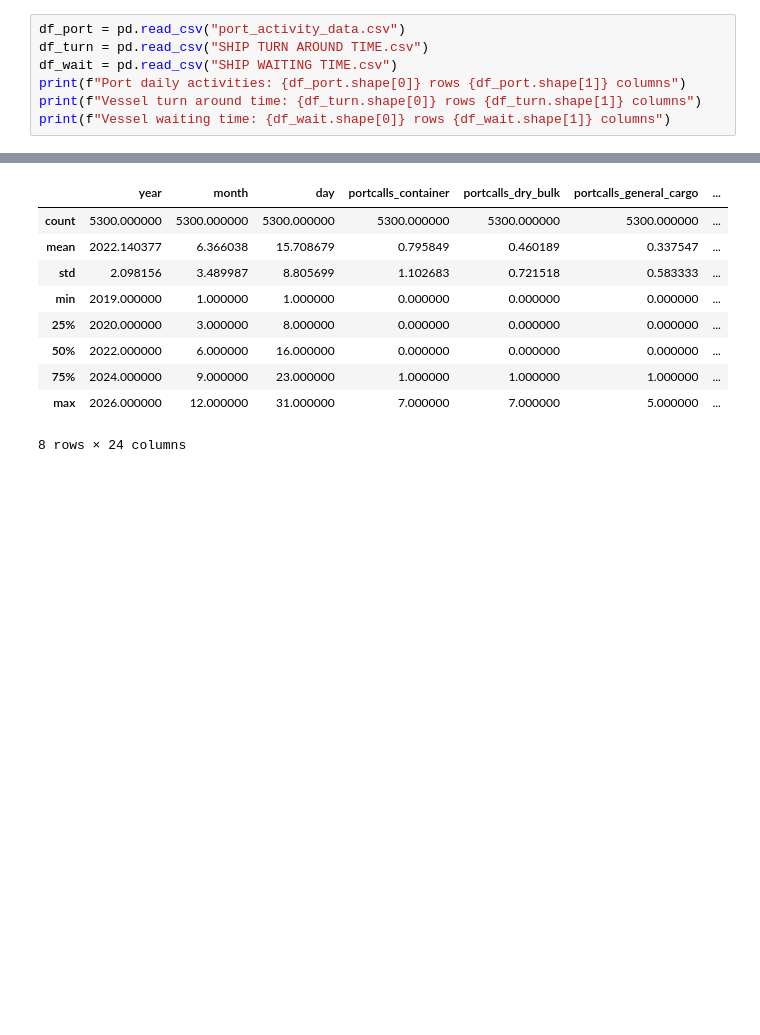
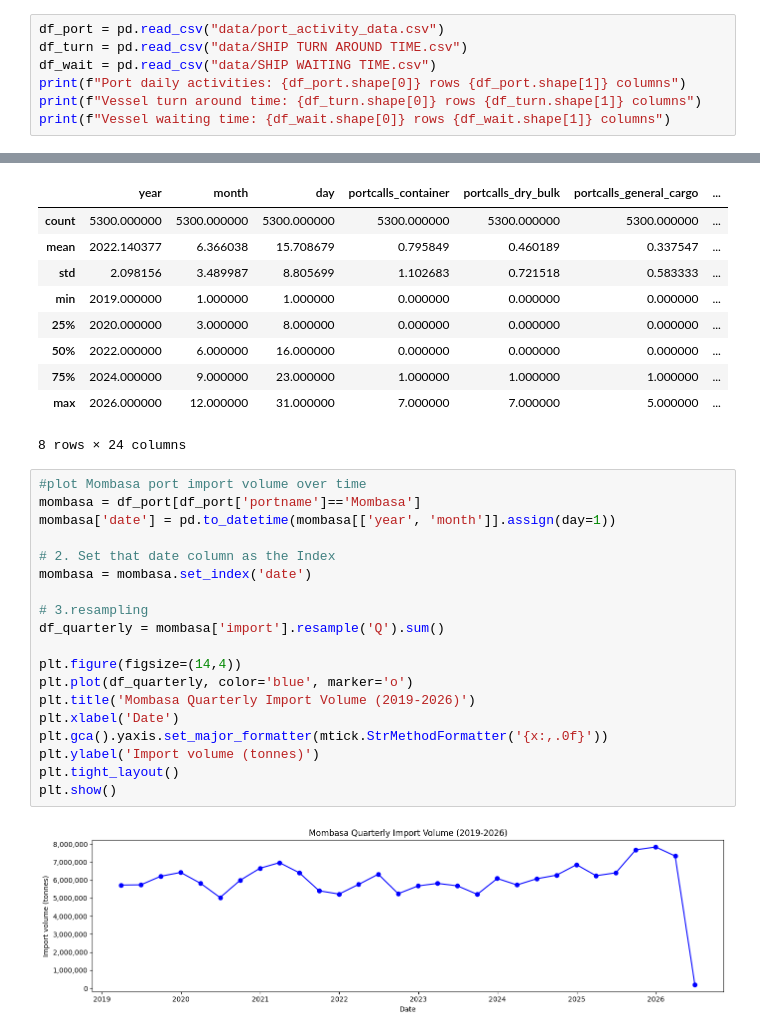
Before and after one commit to MutwiriC/Port-Distribution-Early-Warning-System, a Jupyter notebook: Port_Trade_Disruption_Early_Warning_System.ipynb, the cells around one changed output, grey strips where cells are left out. Saved outputs shown, nothing was run; the diff lists cells and outputs as text; blank space fills up the shorter version.

Commit message:
data understanding

```diff
--- a/Port_Trade_Disruption_Early_Warning_System.ipynb
+++ b/Port_Trade_Disruption_Early_Warning_System.ipynb
@@ -52,9 +53,9 @@ warnings.filterwarnings('ignore')
 # %% [markdown]
 ## 2.1 Data loading
 # %%
-df_port = pd.read_csv("port_activity_data.csv")
-df_turn = pd.read_csv("SHIP TURN AROUND TIME.csv")
-df_wait = pd.read_csv("SHIP WAITING TIME.csv")
+df_port = pd.read_csv("data/port_activity_data.csv")
+df_turn = pd.read_csv("data/SHIP TURN AROUND TIME.csv")
+df_wait = pd.read_csv("data/SHIP WAITING TIME.csv")
 print(f"Port daily activities: {df_port.shape[0]} rows {df_port.shape[1]} columns")
 print(f"Vessel turn around time: {df_turn.shape[0]} rows {df_turn.shape[1]} columns")
 print(f"Vessel waiting time: {df_wait.shape[0]} rows {df_wait.shape[1]} columns")
@@ -144,3 +145,24 @@ df_port.describe()
 | 75% | 2024.000000 | 9.000000 | 23.000000 | 1.000000 | 1.000000 | 1.000000 | ... |
 | max | 2026.000000 | 12.000000 | 31.000000 | 7.000000 | 7.000000 | 5.000000 | ... |
 8 rows × 24 columns
+# %%
+#plot Mombasa port import volume over time
+mombasa = df_port[df_port['portname']=='Mombasa']
+mombasa['date'] = pd.to_datetime(mombasa[['year', 'month']].assign(day=1))
+
+# 2. Set that date column as the Index
+mombasa = mombasa.set_index('date')
+
+# 3.resampling
+df_quarterly = mombasa['import'].resample('Q').sum()
+
+plt.figure(figsize=(14,4))
+plt.plot(df_quarterly, color='blue', marker='o')
+plt.title('Mombasa Quarterly Import Volume (2019-2026)')
+plt.xlabel('Date')
+plt.gca().yaxis.set_major_formatter(mtick.StrMethodFormatter('{x:,.0f}'))
+plt.ylabel('Import volume (tonnes)')
+plt.tight_layout()
+plt.show()
+# %% [output]
+[figure, added]
```
Also changed, not shown: parts of 18 cells of this notebook, 1 other file.
